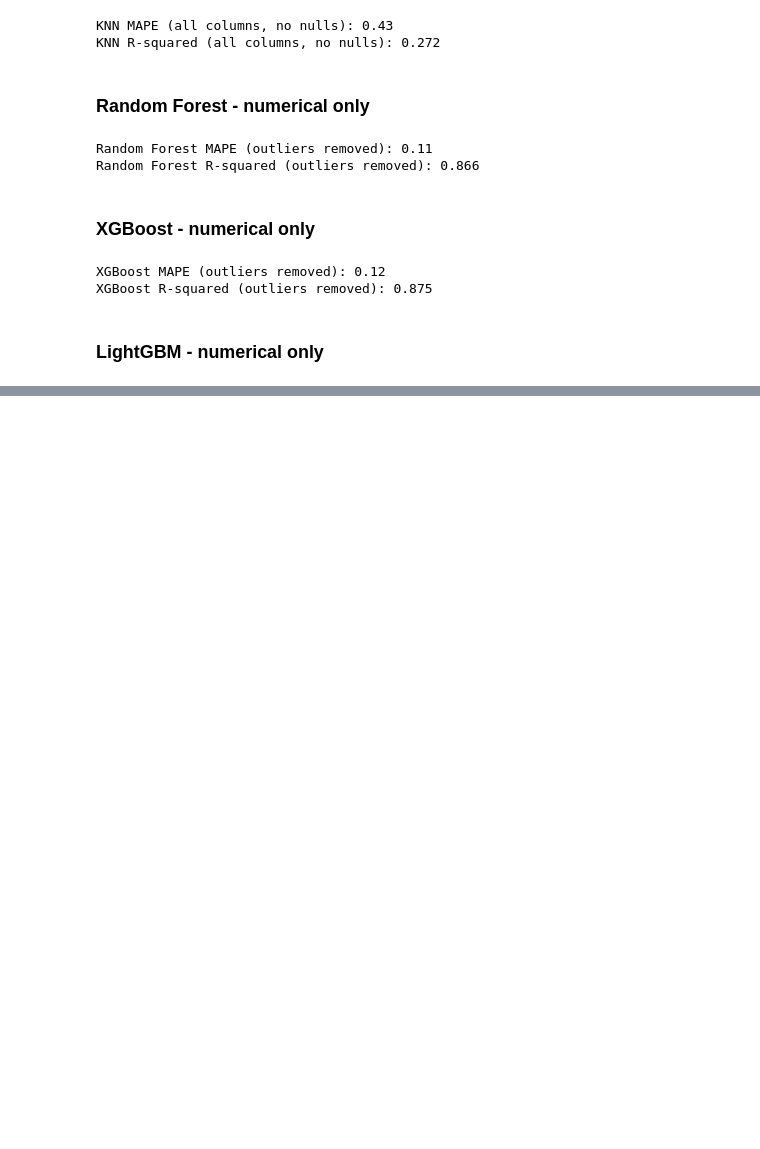
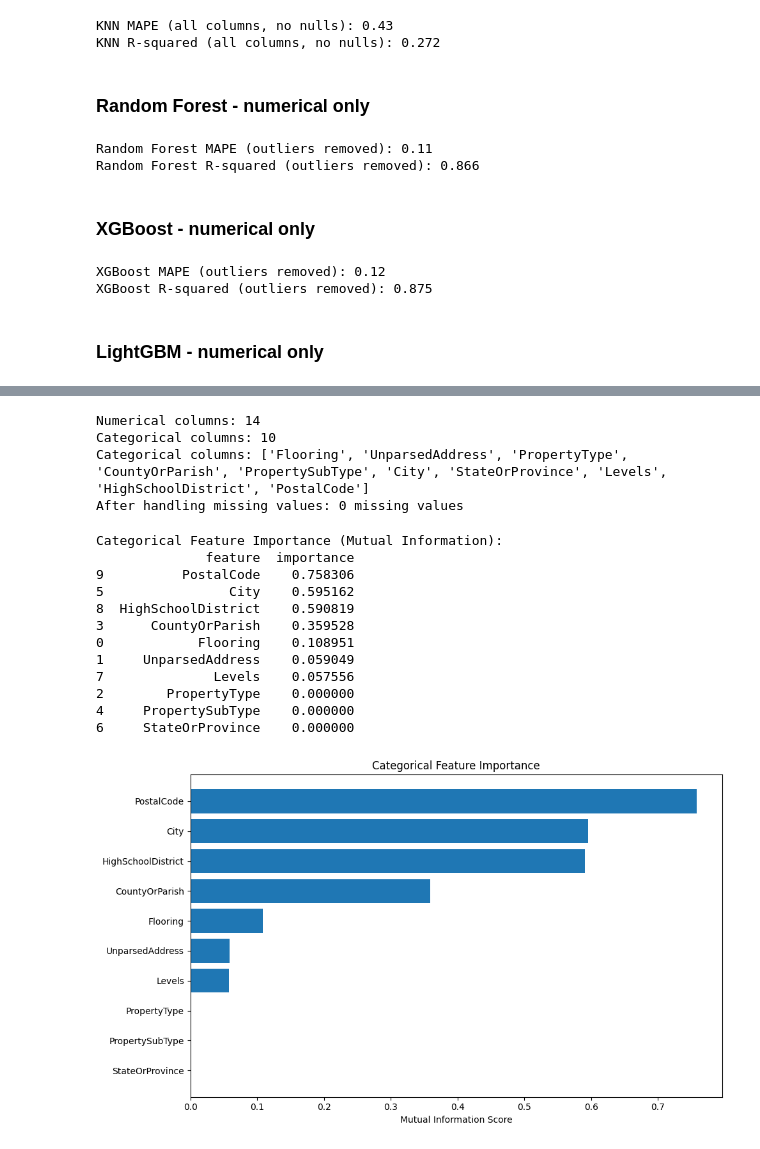
Before and after one commit to anonymousminh/IDX_Exchange_Team_26, a Jupyter notebook: 02_modeling.ipynb, the cells around one changed output, grey strips where cells are left out. Saved outputs shown, nothing was run; the diff lists cells and outputs as text; code cells hidden in the pictures; blank space fills up the shorter version.

```diff
--- a/02_modeling.ipynb
+++ b/02_modeling.ipynb
@@ -158,0 +251,80 @@ LightGBM R-squared (outliers removed): 0.868
+# %%
+# Identify column types
+numerical_cols = df_filtered.select_dtypes(include=[np.number]).columns.tolist()
+numerical_cols = [col for col in numerical_cols if col != 'ClosePrice']
+
+categorical_cols = df_filtered.select_dtypes(include=['object', 'category']).columns.tolist()
+
+print(f"Numerical columns: {len(numerical_cols)}")
+print(f"Categorical columns: {len(categorical_cols)}")
+print(f"Categorical columns: {categorical_cols}")
+
+# Handle categorical variables
+df_processed = df_filtered.copy()
+
+# For categorical columns, fill missing values with mode
+for col in categorical_cols:
+    if df_processed[col].isnull().any():
+        mode_value = df_processed[col].mode().iloc[0] if not df_processed[col].mode().empty else 'Unknown'
+        df_processed[col].fillna(mode_value, inplace=True)
+
+# For numerical columns, fill missing values with median
+for col in numerical_cols:
+    if df_processed[col].isnull().any():
+        median_value = df_processed[col].median()
+        df_processed[col].fillna(median_value, inplace=True)
+
+print(f"After handling missing values: {df_processed.isnull().sum().sum()} missing values")
+# %% [output]
+Numerical columns: 14
+Categorical columns: 10
+Categorical columns: ['Flooring', 'UnparsedAddress', 'PropertyType', 'CountyOrParish', 'PropertySubType', 'City', 'StateOrProvince', 'Levels', 'HighSchoolDistrict', 'PostalCode']
+After handling missing values: 0 missing values
+# %%
+# Feature selection for categorical variables
+def categorical_feature_importance(df, categorical_cols, target_col):
+    """Calculate feature importance for categorical variables using mutual information"""
+    cat_importance = {}
+
+    for col in categorical_cols:
+        # Encode categorical variable
+        le = LabelEncoder()
+        encoded_col = le.fit_transform(df[col].astype(str))
+
+        # Calculate mutual information
+        mi_score = mutual_info_regression(encoded_col.reshape(-1, 1), df[target_col], random_state=42)[0]
+        cat_importance[col] = mi_score
+
+    return cat_importance
+
+# Calculate importance for categorical features
+cat_importance = categorical_feature_importance(df_processed, categorical_cols, 'ClosePrice')
+cat_importance_df = pd.DataFrame(list(cat_importance.items()), columns=['feature', 'importance'])
+cat_importance_df = cat_importance_df.sort_values('importance', ascending=False)
+
+print("Categorical Feature Importance (Mutual Information):")
+print(cat_importance_df)
+
+# Plot categorical feature importance
+if len(categorical_cols) > 0:
+    plt.figure(figsize=(10, 6))
+    plt.barh(cat_importance_df['feature'], cat_importance_df['importance'])
+    plt.xlabel('Mutual Information Score')
+    plt.title('Categorical Feature Importance')
+    plt.gca().invert_yaxis()
+    plt.tight_layout()
+    plt.show()
+# %% [output]
+Categorical Feature Importance (Mutual Information):
+              feature  importance
+9          PostalCode    0.758306
+5                City    0.595162
+8  HighSchoolDistrict    0.590819
+3      CountyOrParish    0.359528
+0            Flooring    0.108951
+1     UnparsedAddress    0.059049
+7              Levels    0.057556
+2        PropertyType    0.000000
+4     PropertySubType    0.000000
+6     StateOrProvince    0.000000
+[figure, added]
```
Also changed, not shown: parts of 11 cells of this notebook.
